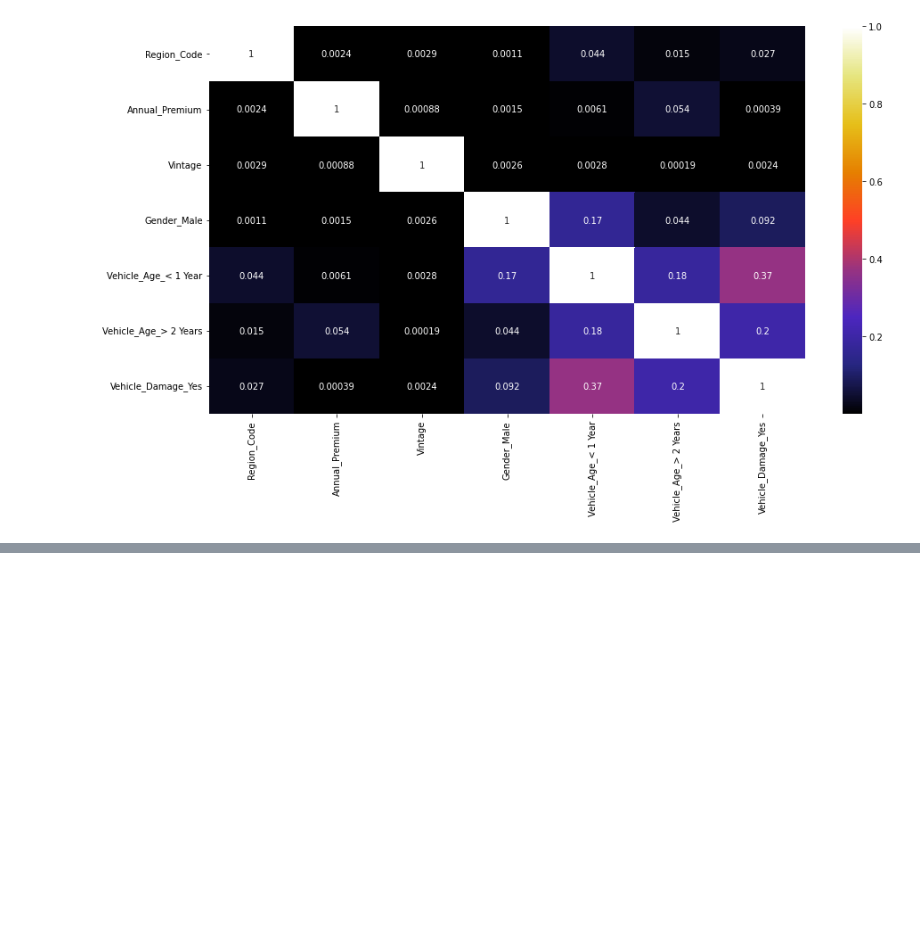
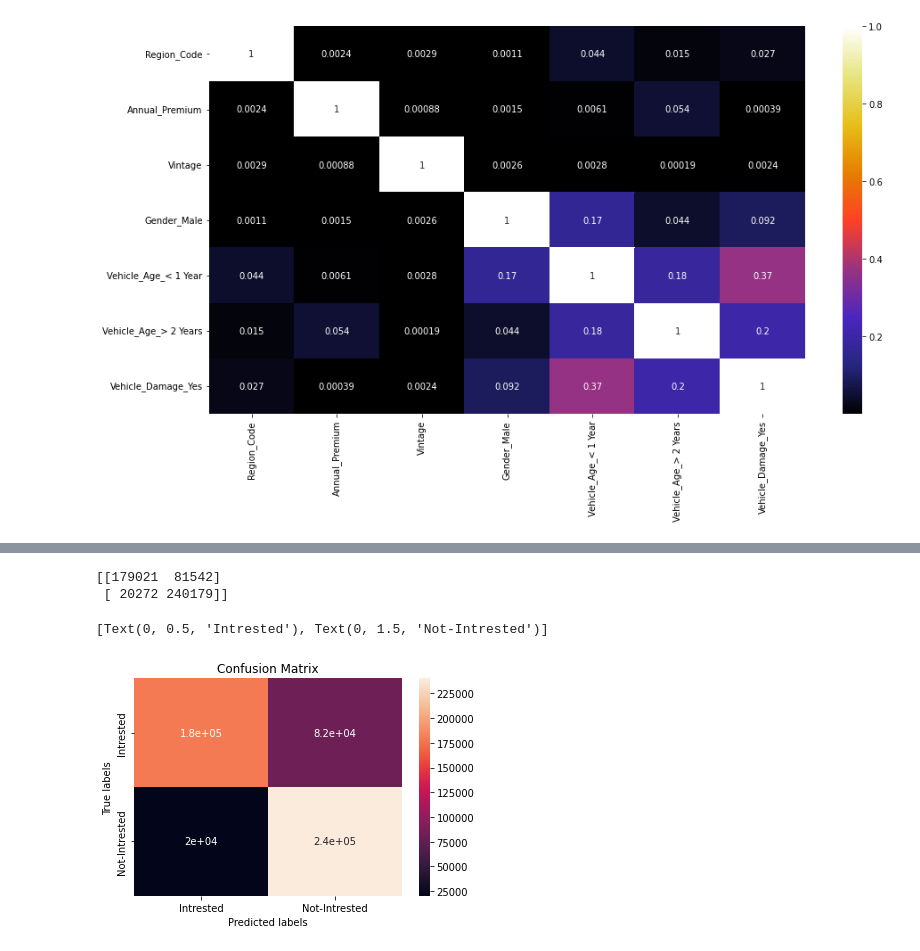
Before and after one commit to pi-mishra/HEALTH-INSURANCE-CROSS-SELL-PREDICTION, a Jupyter notebook: HEALTH_INSURANCE_CROSS_SELL_PREDICTION_(piyush).ipynb, the cells around one changed output, grey strips where cells are left out. Saved outputs shown, nothing was run; the diff lists cells and outputs as text; code cells hidden in the pictures; blank space fills up the shorter version.

```diff
--- a/HEALTH_INSURANCE_CROSS_SELL_PREDICTION_(piyush).ipynb
+++ b/HEALTH_INSURANCE_CROSS_SELL_PREDICTION_(piyush).ipynb
@@ -638,0 +528,4 @@ weighted avg       0.78      0.80      0.79     74158
+# %%
+#fitting the data and converting the x and y to x_sm and y_sm
+
+x_sm, y_sm = SM.fit_resample(x, y)
@@ -638,0 +539,5 @@ weighted avg       0.78      0.80      0.79     74158
+# %%
+#splitting the data into train and test
+from sklearn.model_selection import train_test_split
+x_train, x_test, y_train, y_test = train_test_split(
+  x_sm, y_sm, test_size= 0.20, random_state=10)
@@ -638,0 +548,7 @@ weighted avg       0.78      0.80      0.79     74158
+# %%
+#fitting and training model
+
+from sklearn.linear_model import LogisticRegression
+
+logreg = LogisticRegression()
+logreg.fit(x_train, y_train)
@@ -638,0 +557,11 @@ weighted avg       0.78      0.80      0.79     74158
+# %%
+#predicting the model
+
+LogisticRegression_y_test_pred = logreg.predict(x_test)
+LogisticRegression_y_train_pred = logreg.predict(x_train)
+logreg_accuracy = accuracy_score(y_test,LogisticRegression_y_test_pred)
+
+print("Training accuracy Score    : ",logreg.score(x_train, y_train))
+print("Validation accuracy Score : ",logreg_accuracy )
+
+print(classification_report(LogisticRegression_y_test_pred,y_test))
@@ -638,0 +579,21 @@ weighted avg       0.78      0.80      0.79     74158
+# %%
+# Get the confusion matrix for train data
+
+labels = ['Intrested', 'Not-Intrested']
+cm = confusion_matrix(y_train, LogisticRegression_y_train_pred)
+print(cm)
+
+ax= plt.subplot()
+sns.heatmap(cm, annot=True, ax = ax) #annot=True to annotate cells
+
+# labels, title and ticks
+ax.set_xlabel('Predicted labels')
+ax.set_ylabel('True labels')
+ax.set_title('Confusion Matrix')
+ax.xaxis.set_ticklabels(labels)
+ax.yaxis.set_ticklabels(labels)
+# %% [output]
+[[179021  81542]
+ [ 20272 240179]]
+[Text(0, 0.5, 'Intrested'), Text(0, 1.5, 'Not-Intrested')]
+[figure, added]
```
Also changed, not shown: parts of 34 cells of this notebook.
